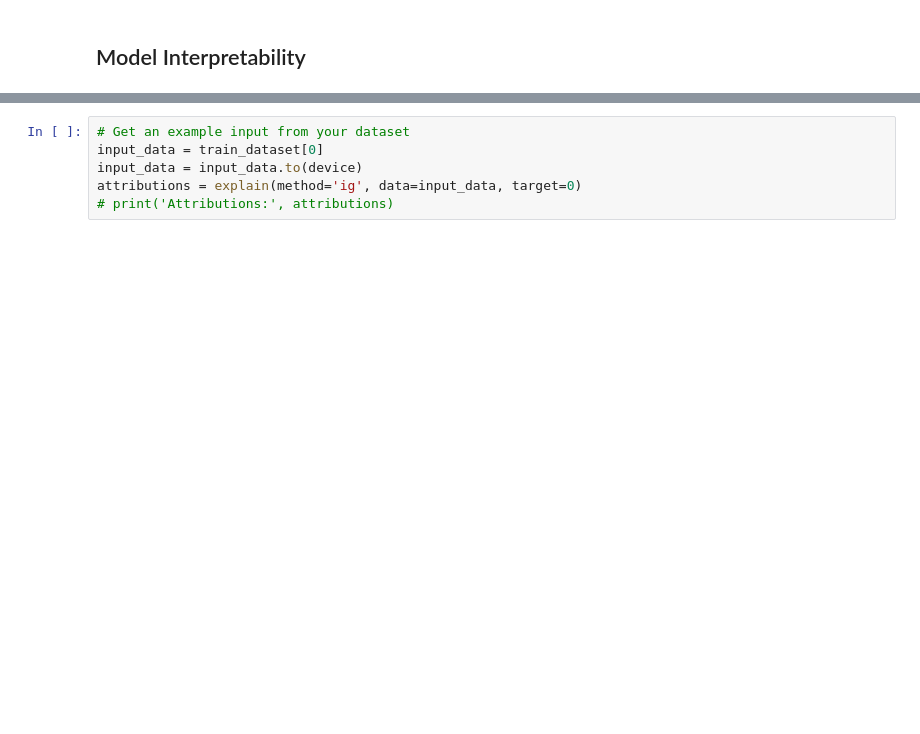
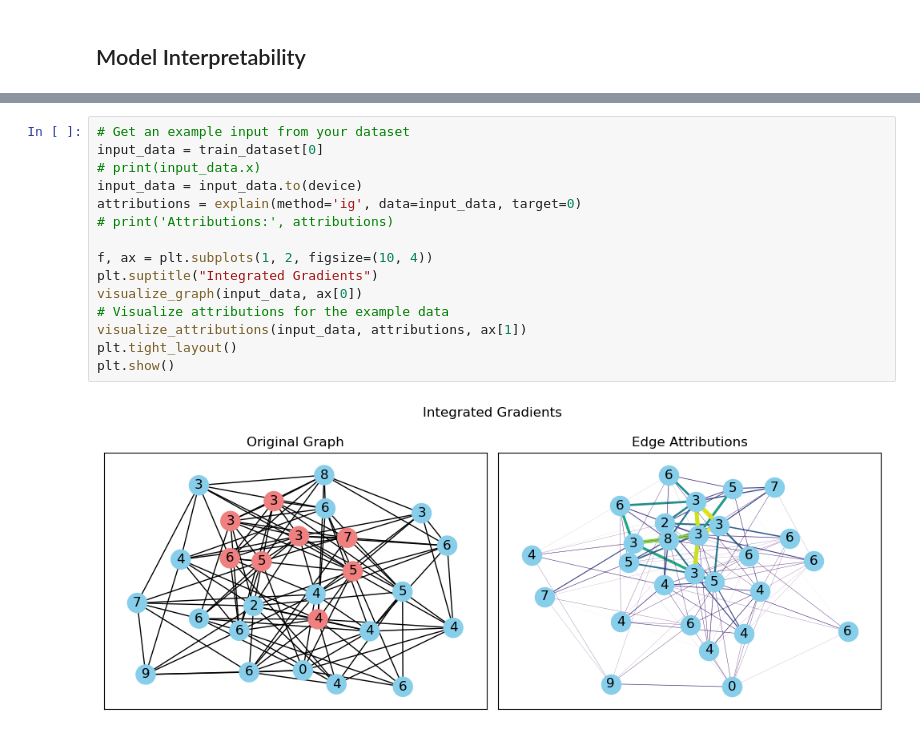
Before and after one commit to rohitkt10/fall_co-op_2023, a Jupyter notebook: experiments/SynGraphDatasetTraining.ipynb, the cells around one changed output, grey strips where cells are left out. Drawn from its saved outputs; the diff is of its cells as text; blank space fills up the shorter version.

```diff
--- a/experiments/SynGraphDatasetTraining.ipynb
+++ b/experiments/SynGraphDatasetTraining.ipynb
@@ -359,7 +357,18 @@ def visualize_attributions(graph, attributions, ax):
 # %%
 # Get an example input from your dataset
 input_data = train_dataset[0]
+# print(input_data.x)
 input_data = input_data.to(device)
 attributions = explain(method='ig', data=input_data, target=0)
 # print('Attributions:', attributions)
+
+f, ax = plt.subplots(1, 2, figsize=(10, 4))
+plt.suptitle("Integrated Gradients")
+visualize_graph(input_data, ax[0])
+# Visualize attributions for the example data
+visualize_attributions(input_data, attributions, ax[1])
+plt.tight_layout()
+plt.show()
+# %% [output]
+[figure, added]
 # %%
```
Also changed, not shown: parts of 15 cells of this notebook, 1 other file.
